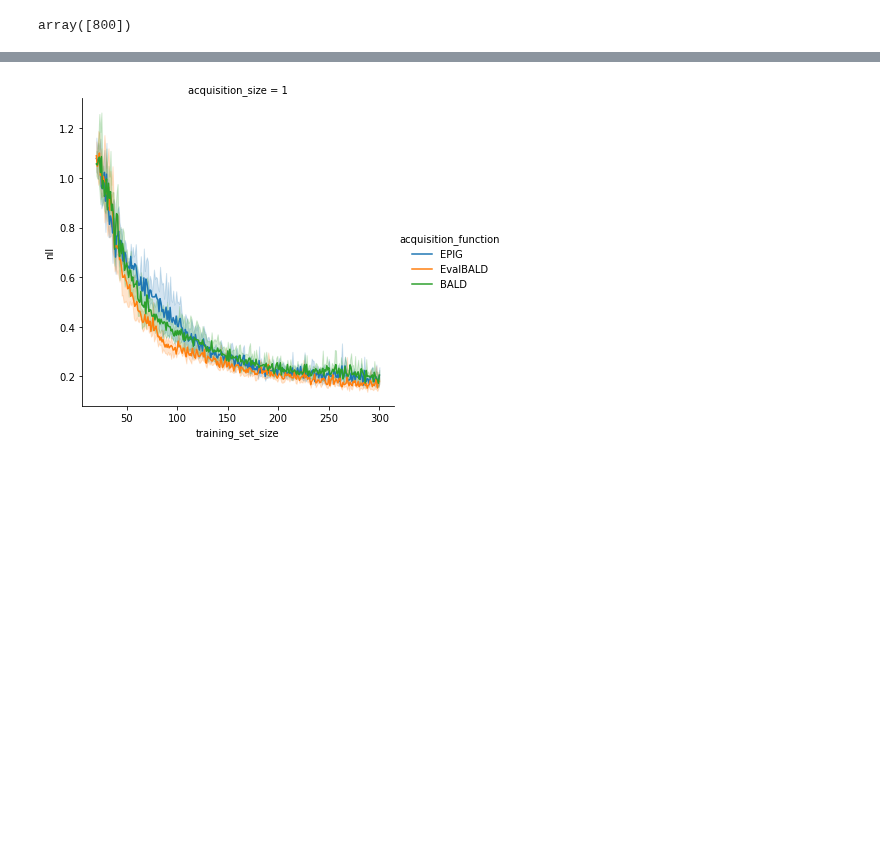
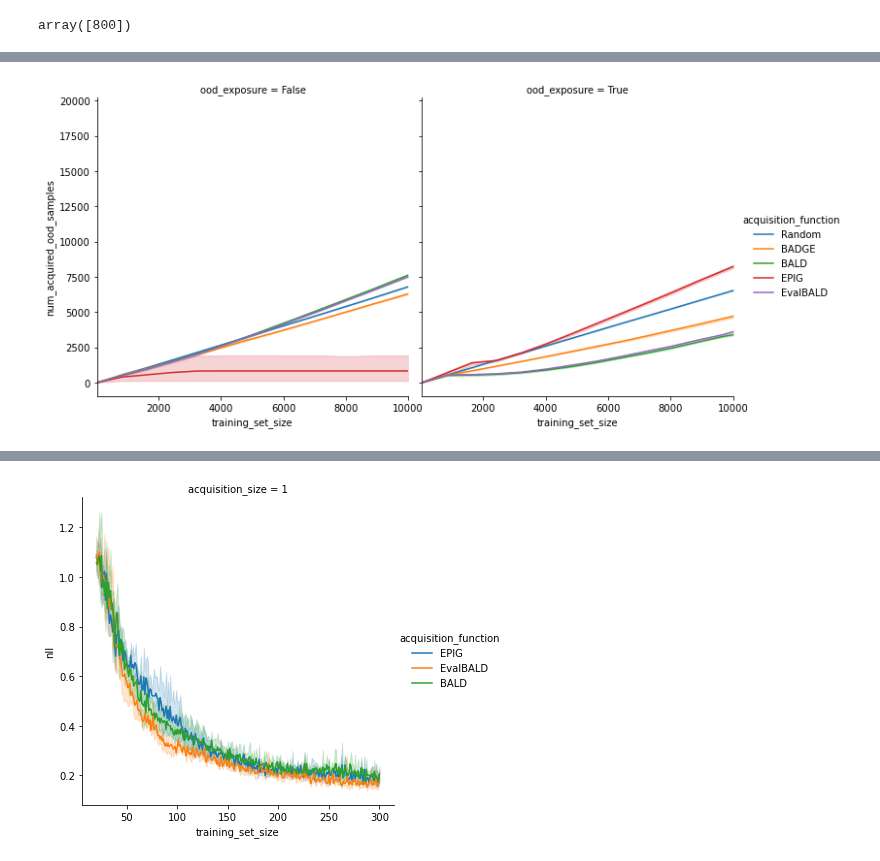
Before and after one commit to BlackHC/active_learning_redux, a Jupyter notebook: A_plots_cifaar10_ood_classes.ipynb, the cells around one changed output, grey strips where cells are left out. Saved outputs shown, nothing was run; the diff lists cells and outputs as text; code cells hidden in the pictures; blank space fills up the shorter version.

```diff
--- a/A_plots_cifaar10_ood_classes.ipynb
+++ b/A_plots_cifaar10_ood_classes.ipynb
@@ -385,0 +411,18 @@ grd.fig.patch.set_alpha(1)
+# %%
+grd = sns.relplot(
+    x="training_set_size",
+    y="num_acquired_ood_samples",
+    col="ood_exposure",
+    hue="acquisition_function",
+    data=df,
+    kind="line",
+    height=5,
+)
+
+for ax in grd.axes:
+    for x in ax:
+        x.set_xlim(40,10000)
+
+grd.fig.patch.set_alpha(1)
+# %% [output]
+[figure, added]
```
Also changed, not shown: parts of 11 cells of this notebook, 50 other files.
